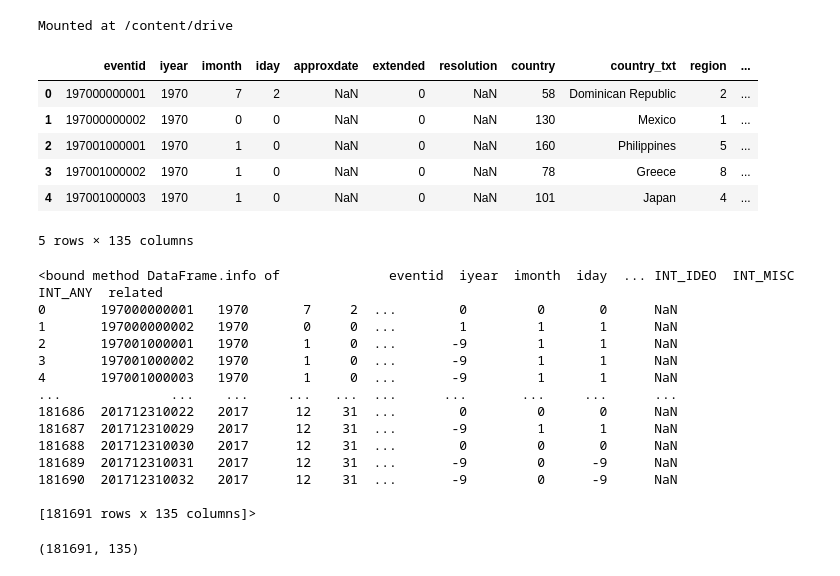
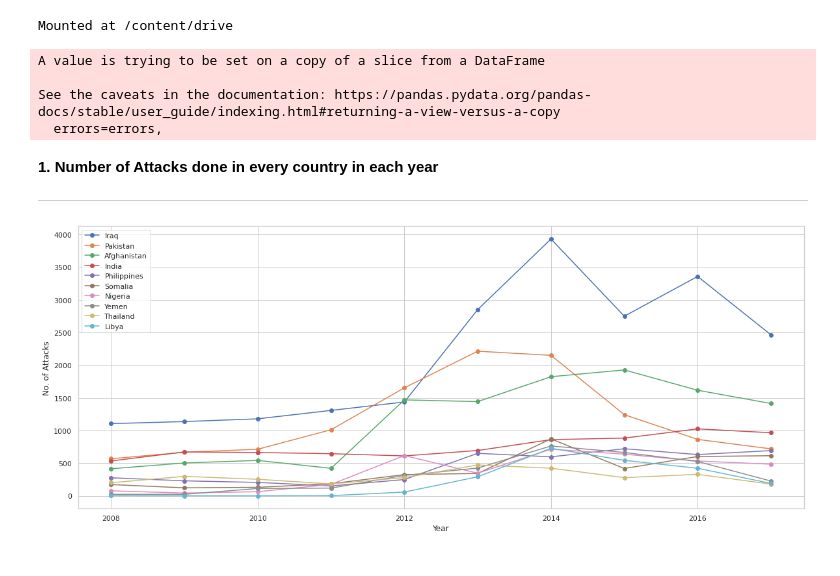
Before and after one commit to ayushjn1995/global_terrorism, a Jupyter notebook: CH_Ayush_Jain_Global_Terrorism_Analysis_Capstone_Project.ipynb, the cells around one changed output. Saved outputs shown, nothing was run; the diff lists cells and outputs as text; code cells hidden in the pictures.

```diff
--- a/CH_Ayush_Jain_Global_Terrorism_Analysis_Capstone_Project.ipynb
+++ b/CH_Ayush_Jain_Global_Terrorism_Analysis_Capstone_Project.ipynb
@@ -15,34 +21,43 @@ Mounted at /content/drive
 # %%
 working_directory = '/content/drive/My Drive/Almabetter/'
 df = pd.read_csv(working_directory + 'Global_Terrorism_Data.csv',encoding="ISO-8859-1")
-# %%
-df.head(5)
-# %% [output]
-|  | eventid | iyear | imonth | iday | approxdate | extended | resolution | country | country_txt | region | ... |
-| 0 | 197000000001 | 1970 | 7 | 2 | NaN | 0 | NaN | 58 | Dominican Republic | 2 | ... |
-| 1 | 197000000002 | 1970 | 0 | 0 | NaN | 0 | NaN | 130 | Mexico | 1 | ... |
-| 2 | 197001000001 | 1970 | 1 | 0 | NaN | 0 | NaN | 160 | Philippines | 5 | ... |
-| 3 | 197001000002 | 1970 | 1 | 0 | NaN | 0 | NaN | 78 | Greece | 8 | ... |
-| 4 | 197001000003 | 1970 | 1 | 0 | NaN | 0 | NaN | 101 | Japan | 4 | ... |
-5 rows × 135 columns
-# %%
-df.info
-# %% [output]
-<bound method DataFrame.info of              eventid  iyear  imonth  iday  ... INT_IDEO  INT_MISC INT_ANY  related
-0       197000000001   1970       7     2  ...        0         0       0      NaN
-1       197000000002   1970       0     0  ...        1         1       1      NaN
-2       197001000001   1970       1     0  ...       -9         1       1      NaN
-3       197001000002   1970       1     0  ...       -9         1       1      NaN
-4       197001000003   1970       1     0  ...       -9         1       1      NaN
-...              ...    ...     ...   ...  ...      ...       ...     ...      ...
-181686  201712310022   2017      12    31  ...        0         0       0      NaN
-181687  201712310029   2017      12    31  ...       -9         1       1      NaN
-181688  201712310030   2017      12    31  ...        0         0       0      NaN
-181689  201712310031   2017      12    31  ...       -9         0      -9      NaN
-181690  201712310032   2017      12    31  ...       -9         0      -9      NaN
-
-[181691 rows x 135 columns]>
-# %%
-df.shape
-# %% [output]
-(181691, 135)
+# %%
+sub_df = df[['eventid','iyear','country_txt','region_txt','provstate','city','attacktype1_txt','targtype1_txt','nkill','weapdetail','nwound','gname']]
+sub_df.rename(columns = {'eventid':'id','iyear':'year','country_txt':'country','provstate':'state','region_txt':'region','attacktype1_txt':'attack_type','targtype1_txt':'target_type','nkill':'total_kills','nwound':'total_wounds','gname':'terrorist_group'},inplace=True)
+# %% [output]
+A value is trying to be set on a copy of a slice from a DataFrame
+
+See the caveats in the documentation: https://pandas.pydata.org/pandas-docs/stable/user_guide/indexing.html#returning-a-view-versus-a-copy
+  errors=errors,
+# %% [markdown]
+**1. Number of Attacks done in every country in each year**
+
+---
+# %%
+country_df=sub_df[sub_df['year'] > 2007 ][["country","year"]].copy()
+country_wise=country_df.groupby(['country','year']).agg({'country':'count'}).rename(columns={'country':'total_attacks'}).sort_values(['country','year'], ascending=[True,False])
+country_wise.reset_index(inplace = True)
+total_attacks_country = country_wise.groupby("country").agg({'total_attacks':'sum'}).nlargest(10,"total_attacks")
+country_df=sub_df[['country','year']].copy()
+country_wise=country_df.groupby(['country','year']).agg({'country':'count'}).rename(columns={'country':'total_attacks'}).sort_values(['country','year'], ascending=[True,False])
+Country_final = country_wise.unstack().T
+Country_final.fillna(0, inplace = True)
+Country_final.reset_index(inplace= True)
+Country_final_final = Country_final.loc[Country_final.year > 2007,["year","Iraq","Pakistan",'Afghanistan','India','Philippines','Somalia','Nigeria','Yemen','Thailand','Libya']]
+plt.rcParams["figure.figsize"] = (20,8)
+plt.plot(Country_final_final.year, Country_final_final.Iraq, marker = 'o', label = "Iraq")
+plt.plot(Country_final_final.year, Country_final_final.Pakistan, marker = 'o', label = "Pakistan")
+plt.plot(Country_final_final.year, Country_final_final.Afghanistan, marker = 'o', label = "Afghanistan")
+plt.plot(Country_final_final.year, Country_final_final.India, marker = 'o', label = "India")
+plt.plot(Country_final_final.year, Country_final_final.Philippines, marker = 'o', label = "Philippines")
+plt.plot(Country_final_final.year, Country_final_final.Somalia, marker = 'o', label = "Somalia")
+plt.plot(Country_final_final.year, Country_final_final.Nigeria, marker = 'o', label = "Nigeria")
+plt.plot(Country_final_final.year, Country_final_final["Yemen"], marker = 'o', label = "Yemen")
+plt.plot(Country_final_final.year, Country_final_final["Thailand"], marker = 'o', label = "Thailand")
+plt.plot(Country_final_final.year, Country_final_final.Libya, marker = 'o', label = "Libya")
+plt.xlabel("Year")
+plt.ylabel("No. of Attacks")
+plt.legend()
+plt.show()
+# %% [output]
+[figure, added]
```
Also changed, not shown: parts of 12 cells of this notebook.
